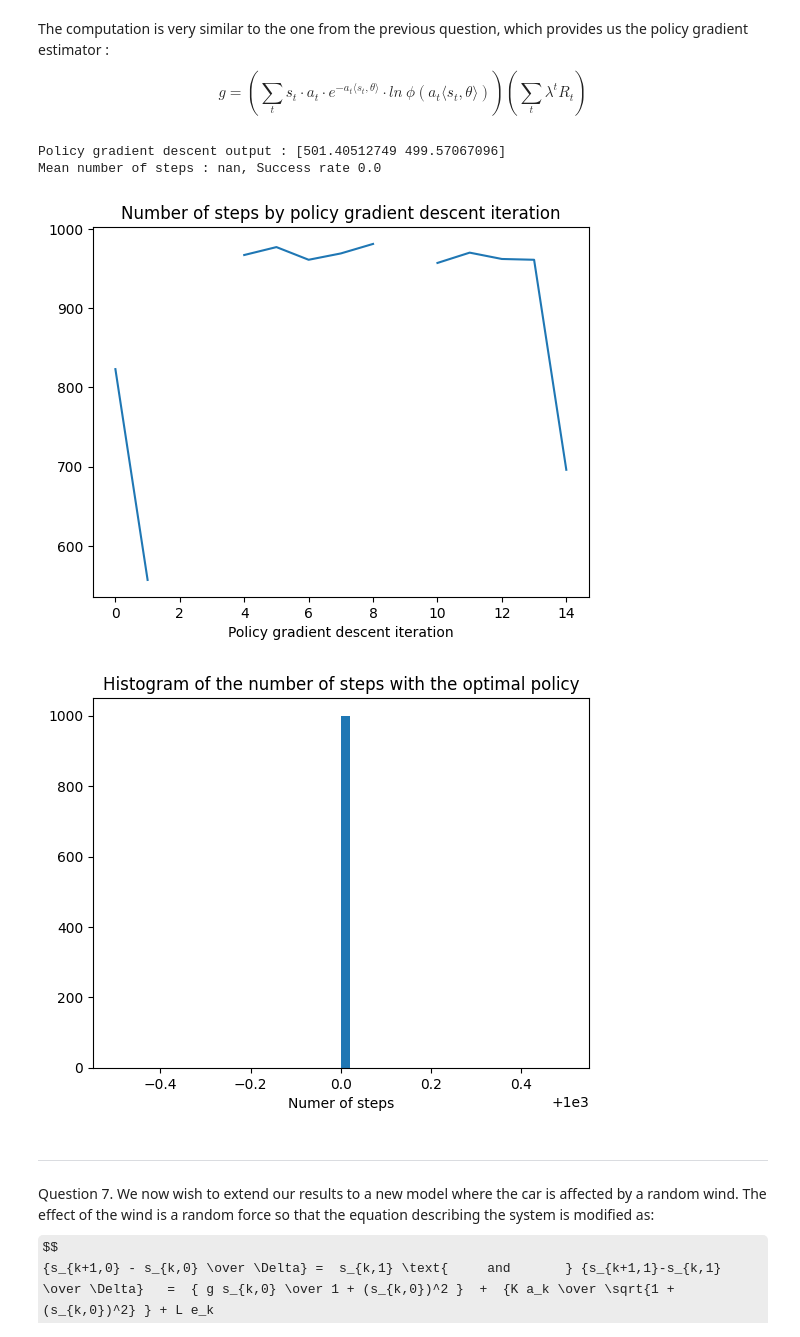
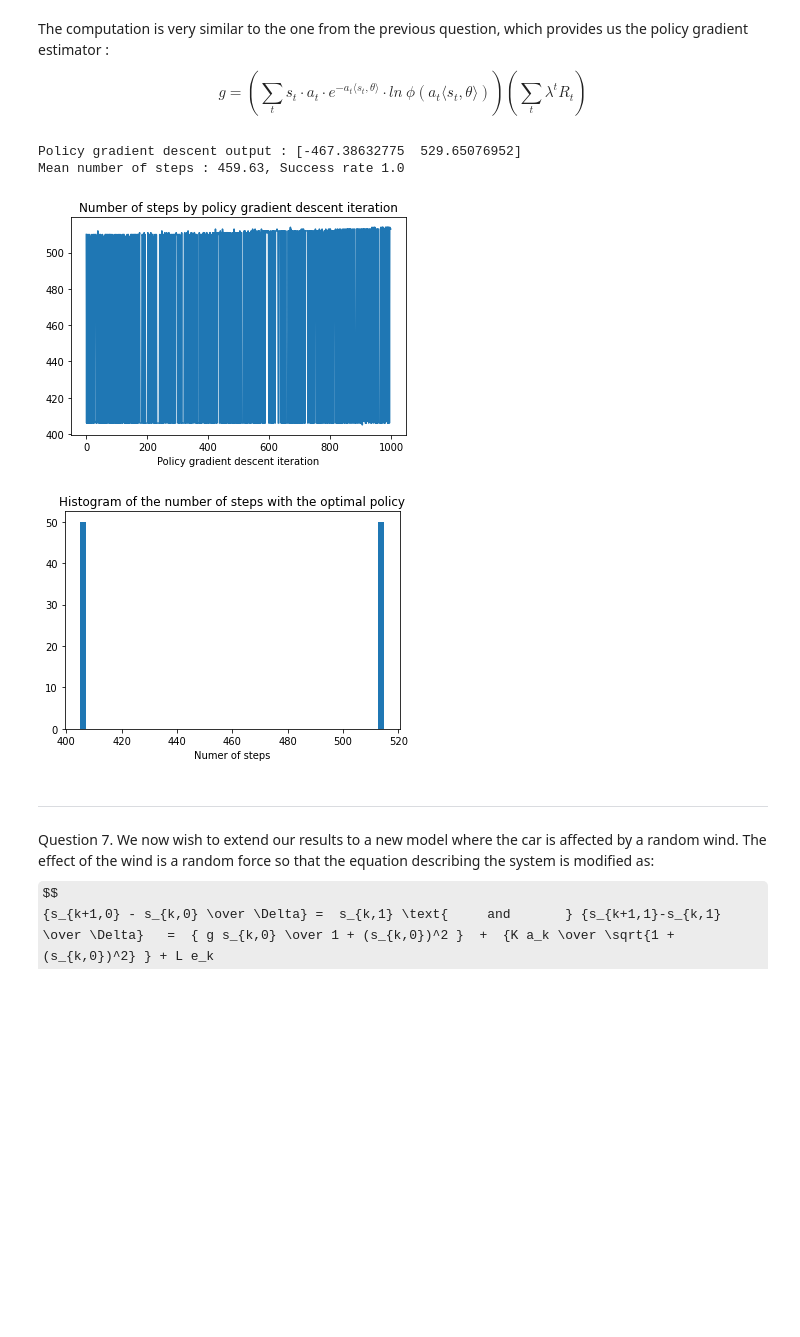
Before and after one commit to JustinJuhel/ExamRL, a Jupyter notebook: HOCQUETTE_JUHEL.ipynb, the cells around one changed output. Drawn from its saved outputs; the diff is of its cells as text; code cells hidden in the pictures; some formulas as TeX source; blank space fills up the shorter version.

```diff
--- a/HOCQUETTE_JUHEL.ipynb
+++ b/HOCQUETTE_JUHEL.ipynb
@@ -379,11 +379,6 @@ def get_policy2(theta):
     return f
 
 def policy_grad2(theta,s,a):
-    '''
-    grad = s*a
-    grad *= np.exp(-a*np.dot(np.sign(s),theta))
-    grad *= 1/(sigmoid(a*np.dot(np.sign(s),theta)))
-    '''
     grad = 1-sigmoid(a*np.dot(np.sign(s),theta))
     grad *= np.sign(s)*a
     return grad
@@ -412,7 +407,7 @@ def policy_gradient(lamda,I,T,policies,grad,eta,w0):
             s = next_state(s,a)
             r = s[0]>1
             R += lamda**t*r
-            L -= grad(w,s,a)
+            L += grad(w,s,a)
             if r:
                 break
         w_i.append(w)
@@ -421,10 +416,10 @@ def policy_gradient(lamda,I,T,policies,grad,eta,w0):
         policy = policies(w)
     return np.mean(w_i,0),R_i,w_i
 
-w,R_i,w_i = policy_gradient(0.99,1000,1000,get_policy2,policy_grad2,1e2,[-2400.0,3400.0])
+w,R_i,w_i = policy_gradient(0.98,1000,1000,get_policy2,policy_grad2,1e2,[-100.0,3400.0])
 # %%
 # Get the average number of steps with this policy
-N = 1000
+N = 100
 T = 1000
 steps = T*np.ones(N)
 for i in range(N):
@@ -436,7 +431,7 @@ for i in range(N):
             break
 
 plt.figure()
-plt.plot(range(len(R_i)),np.log(R_i)/np.log(0.99))
+plt.plot(range(len(R_i)),np.log(R_i)/np.log(0.98))
 plt.xlabel('Policy gradient descent iteration')
 plt.title('Number of steps by policy gradient descent iteration')
 
@@ -492,37 +487,37 @@ def policy_grad3(theta,s,a):
     grad *= np.array(s)*a
     return grad
 
-w,R_i,w_i = policy_gradient(0.99,500,1000,get_policy2,policy_grad2,1e2,[500.0,500.0])
+w,R_i,w_i = policy_gradient(0.98,1000,1000,get_policy3,policy_grad3,1e2,[-500.0,500.0])
 # %%
 # Get the average number of steps with this policy
-N = 1000
+N = 100
 T = 1000
 steps = T*np.ones(N)
 for i in range(N):
-    s_t = generate_episode(T,get_policy2(w))
+    s_t = generate_episode(T,get_policy3(w))
 
     for t in range(T):
         if abs(s_t[t][0] - 1) < 1e-2 or s_t[t][0] >= 1:
             steps[i] = t
             break
 
 plt.figure()
-plt.plot(range(len(R_i)),np.log(R_i)/np.log(0.99))
+plt.plot(range(len(R_i)),np.log(R_i)/np.log(0.98))
 plt.xlabel('Policy gradient descent iteration')
 plt.title('Number of steps by policy gradient descent iteration')
 
 plt.figure()
 plt.hist(steps,bins=50)
 plt.xlabel('Numer of steps')
 plt.title('Histogram of the number of steps with the optimal policy')
 
 print('Policy gradient descent output : {}'.format(w))
 print('Mean number of steps : {}, Success rate {}'.format(np.mean(steps[steps<T]),np.sum(steps<T)/N))
 # %% [output]
-Policy gradient descent output : [501.40512749 499.57067096]
-Mean number of steps : nan, Success rate 0.0
+Policy gradient descent output : [-467.38632775  529.65076952]
+Mean number of steps : 459.63, Success rate 1.0
-[figure, old version]
+[figure, new version]
-[figure, old version]
+[figure, new version]
 # %% [markdown]
 ___
 Question 7. We now wish to extend our results to a new model where the car is affected by a random wind. The effect of the wind is a random force so that the equation describing the system is modified as:
```
Also changed, not shown: parts of 7 cells of this notebook.
